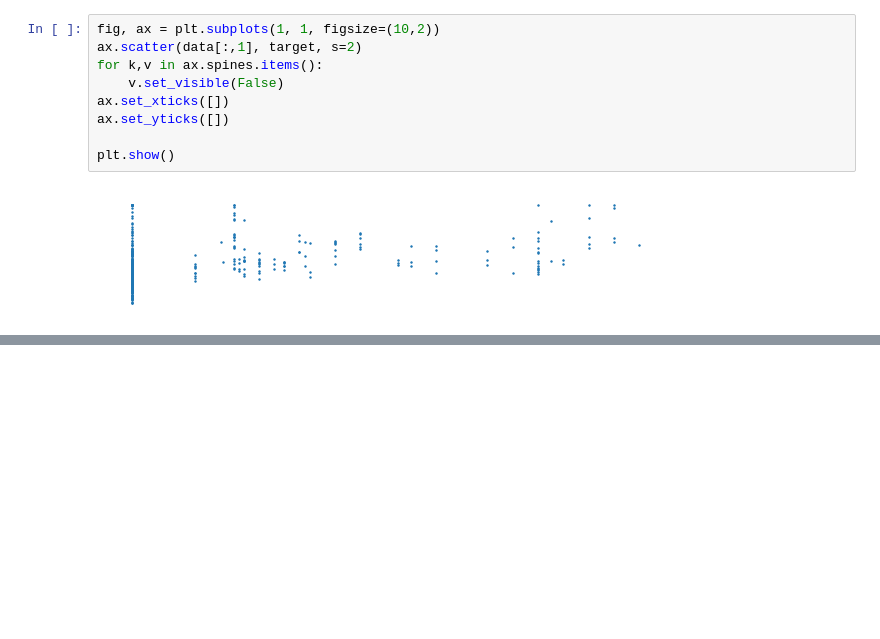
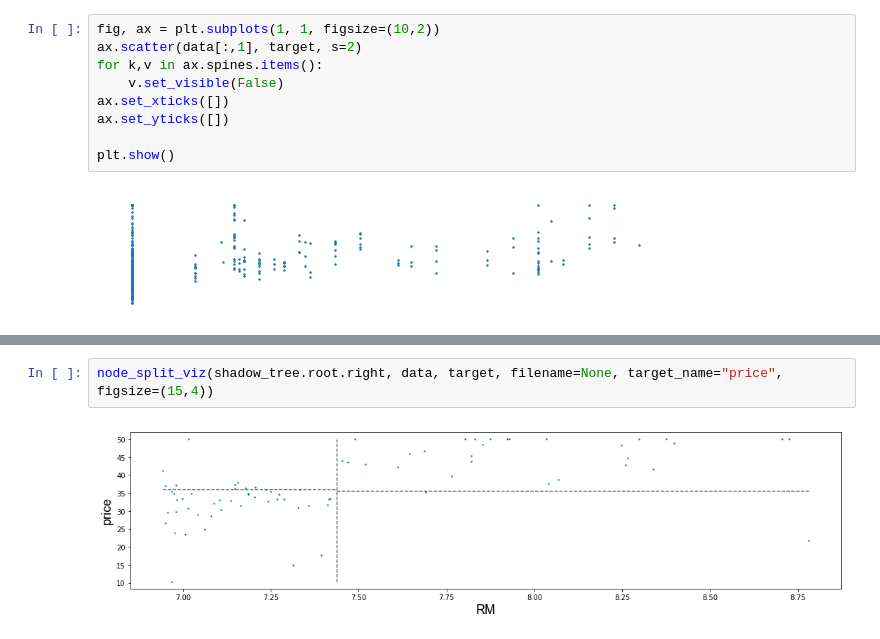
Before and after one commit to darrenzeng2012/animl, a Jupyter notebook: play.ipynb, the cells around one changed output, grey strips where cells are left out. Cells and saved outputs as stored; diff of their text form; blank space fills up the shorter version.

```diff
--- a/play.ipynb
+++ b/play.ipynb
@@ -99,0 +69,4 @@ plt.show()
+# %%
+node_split_viz(shadow_tree.root.right, data, target, filename=None, target_name="price", figsize=(15,4))
+# %% [output]
+[figure, added]
```
Also changed, not shown: parts of 4 cells of this notebook, 1 other file.
